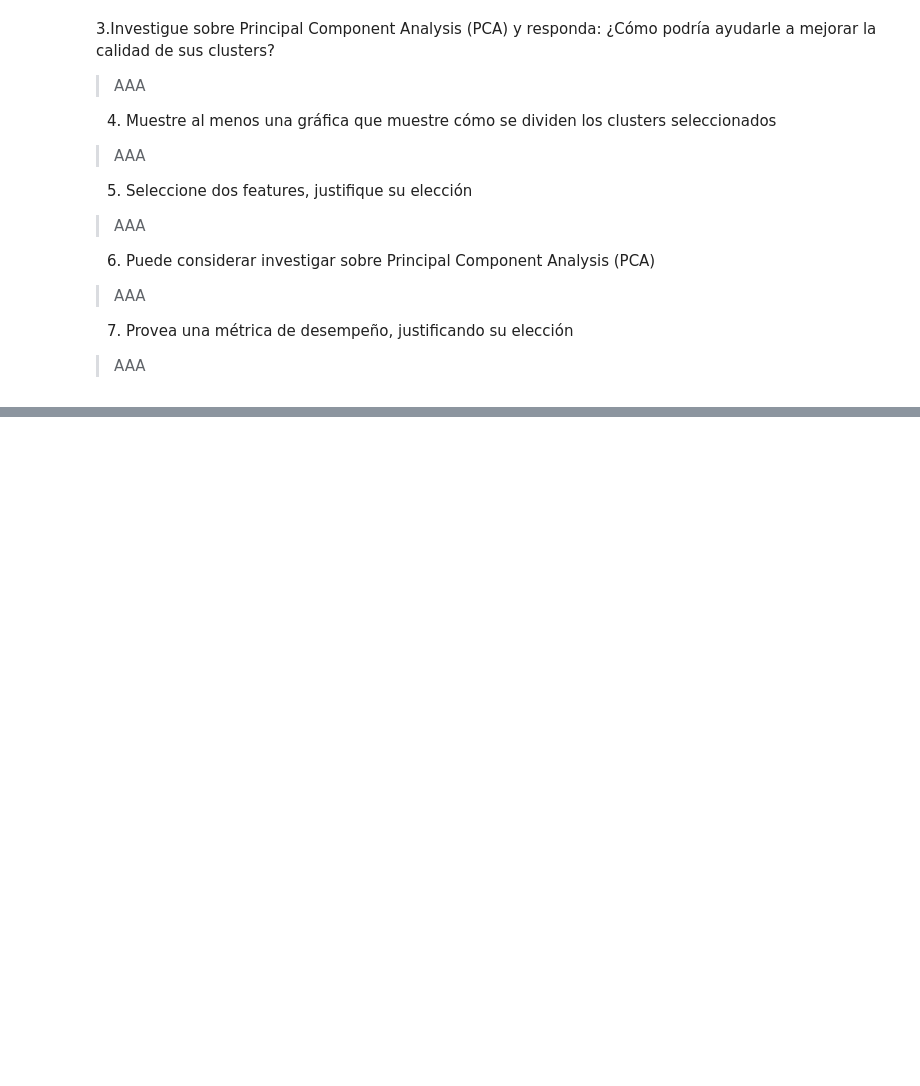
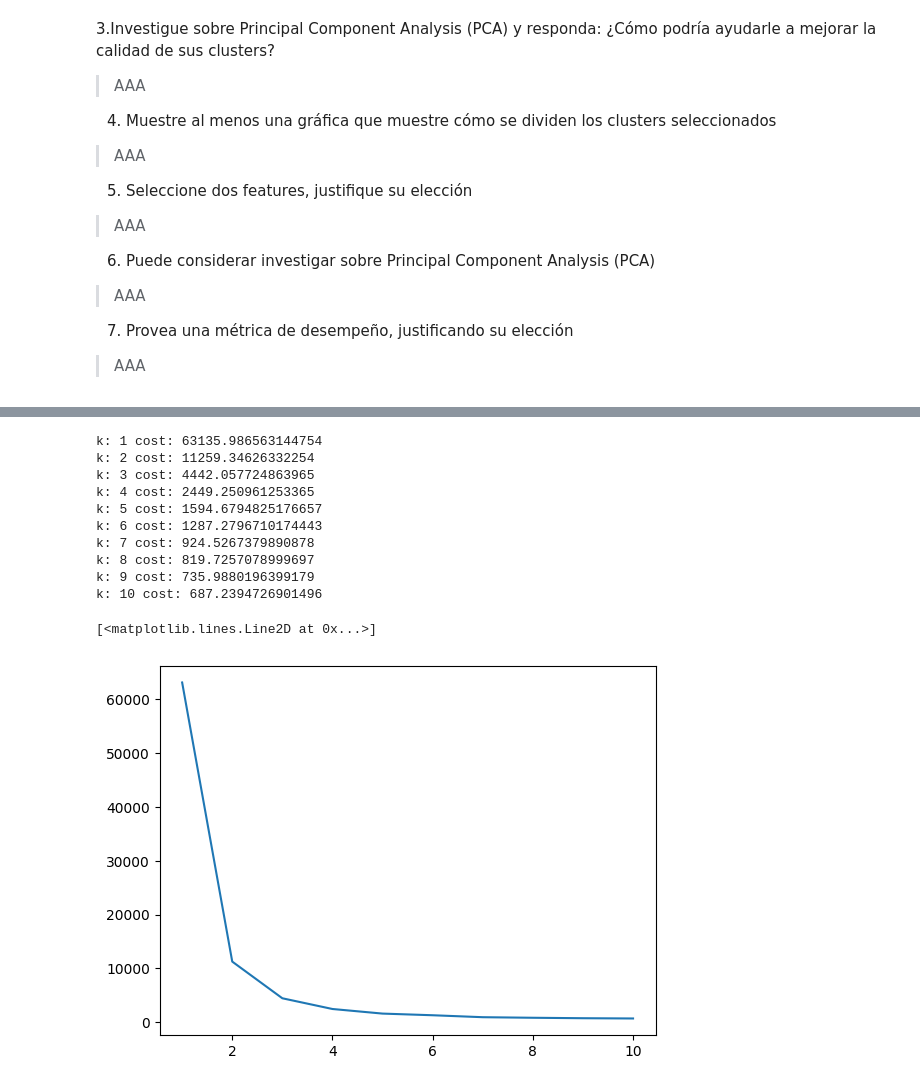
Before and after one commit to 20Candy/Lab7IA, a Jupyter notebook: ClientesBanco.ipynb, the cells around one changed output, grey strips where cells are left out. Cells and saved outputs as stored; diff of their text form; code cells hidden in the pictures; blank space fills up the shorter version.

```diff
--- a/ClientesBanco.ipynb
+++ b/ClientesBanco.ipynb
@@ -289,6 +236,9 @@ print('Tamaño de los datos de test:',X_test.shape)
 
 import numpy as np
 import matplotlib.pyplot as plt
+from mpl_toolkits.mplot3d import Axes3D
+from sklearn.metrics import silhouette_score
+import pandas as pd
 
 def initialize_centroids(X, K):
     # Inicializar los centroides al azar a partir de los puntos de datos
@@ -317,14 +267,3 @@ def kmeans(X, K, max_iters=100):
             break
         centroids = new_centroids
     return centroids, cluster_assignments
-
-X = X_train
-K = 3 # Número de clústeres
-centroids, cluster_assignments = kmeans(X, K)
-
-# Visualización de los resultados
-colors = ['r', 'g', 'b']
-for i in range(K):
-    plt.scatter(X[cluster_assignments == i, 0], X[cluster_assignments == i, 1], color=colors[i])
-    plt.scatter(centroids[i, 0], centroids[i, 1], color='k', marker='x')
-plt.show()
@@ -330,0 +275,40 @@ plt.show()
+# %%
+# Determinar la mejor cnatidad de clusters a través de Within-Cluster Sum of Squares (WSS)
+def calculate_WSS(points, kmax=10):
+  sse = []
+  for k in range(1, kmax+1):
+    centroids, cluster_assignments = kmeans(points, k)
+    curr_sse = 0
+
+    # calculate square of Euclidean distance of each point from its cluster center and add to current WSS
+    for i in range(len(points)):
+      curr_center = centroids[cluster_assignments[i]]
+      curr_sse += (points[i, 0] - curr_center[0]) ** 2 + (points[i, 1] - curr_center[1]) ** 2
+
+    print("k:",k, "cost:", curr_sse)
+    sse.append(curr_sse)
+
+  return sse
+
+
+X = df_feat[['Age', 'CustAccountBalance']].values
+sse = calculate_WSS(X, kmax=10)
+
+fig = plt.figure()
+ax = plt.axes()
+
+x_plot = list(range(1,11))
+ax.plot(x_plot, sse)
+# %% [output]
+k: 1 cost: 63135.986563144754
+k: 2 cost: 11259.34626332254
+k: 3 cost: 4442.057724863965
+k: 4 cost: 2449.250961253365
+k: 5 cost: 1594.6794825176657
+k: 6 cost: 1287.2796710174443
+k: 7 cost: 924.5267379890878
+k: 8 cost: 819.7257078999697
+k: 9 cost: 735.9880196399179
+k: 10 cost: 687.2394726901496
+[<matplotlib.lines.Line2D at 0x...>]
+[figure, added]
```
Also changed, not shown: parts of 23 cells of this notebook.
